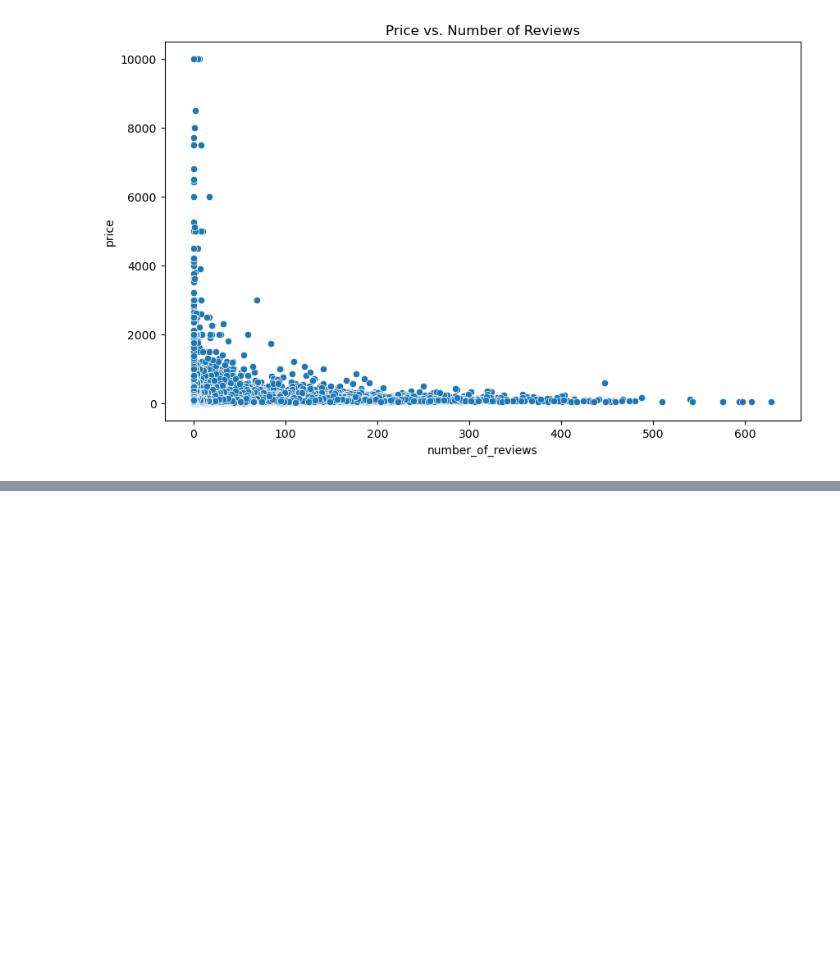
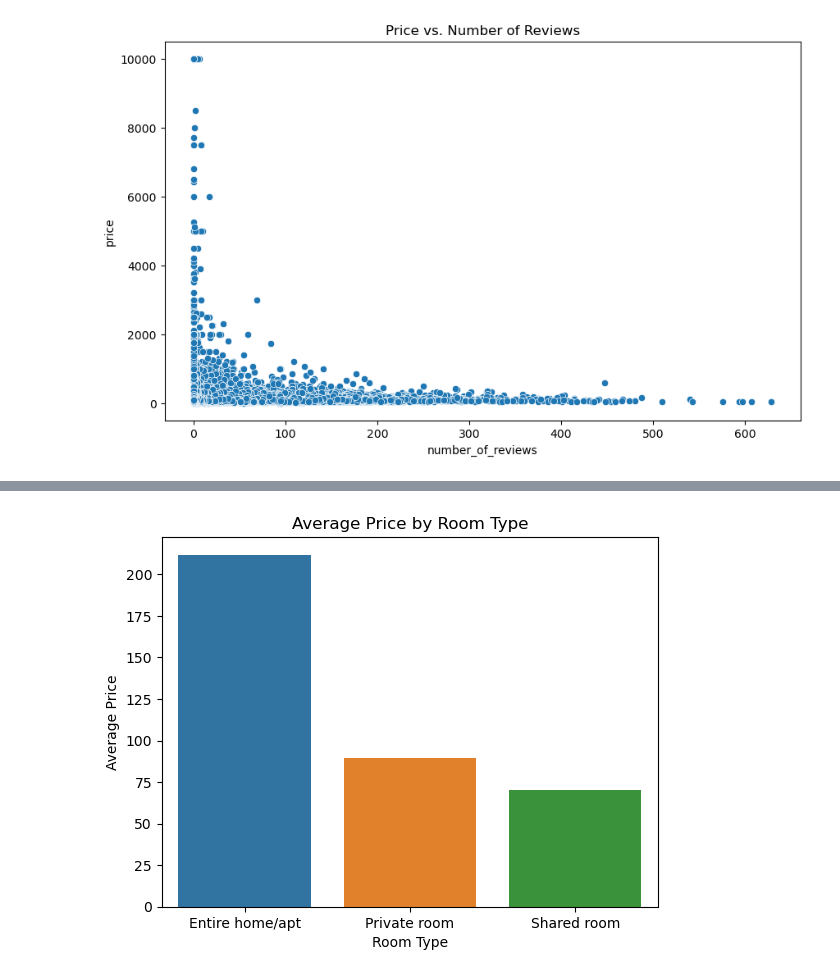
Before and after one commit to abryantgithub/nyc_airbnb, a Jupyter notebook: nyc_airbnb.ipynb, the cells around one changed output, grey strips where cells are left out. Saved outputs shown, nothing was run; the diff lists cells and outputs as text; code cells hidden in the pictures; blank space fills up the shorter version.

```diff
--- a/nyc_airbnb.ipynb
+++ b/nyc_airbnb.ipynb
@@ -168,0 +202,12 @@ Scatterplot: Price vs. Number of Reviews
+# %%
+# looking at average prices by room type
+
+room_type_prices = df.groupby('room_type')['price'].mean()
+# %%
+sns.barplot(x=room_type_prices.index, y=room_type_prices)
+plt.title('Average Price by Room Type')
+plt.xlabel('Room Type')
+plt.ylabel('Average Price')
+plt.show()
+# %% [output]
+[figure, added]
```
Also changed, not shown: parts of 27 cells of this notebook.
